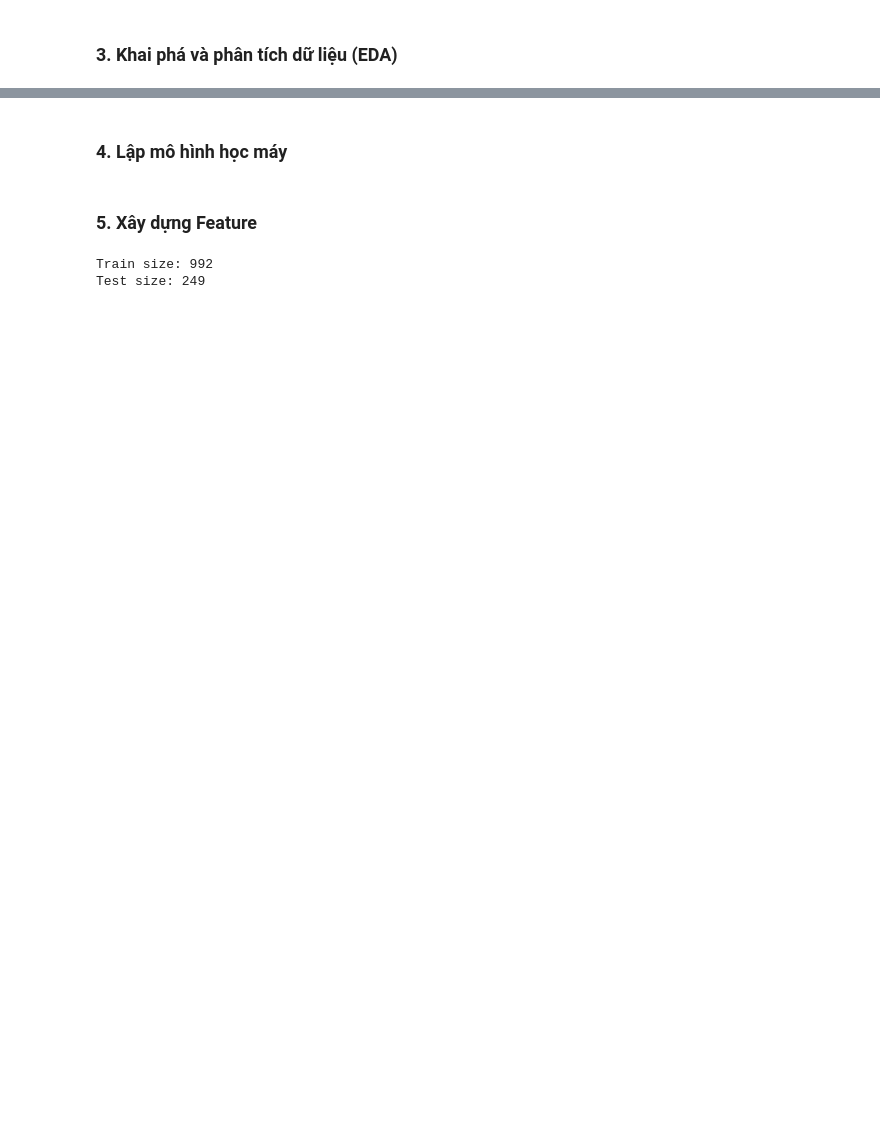
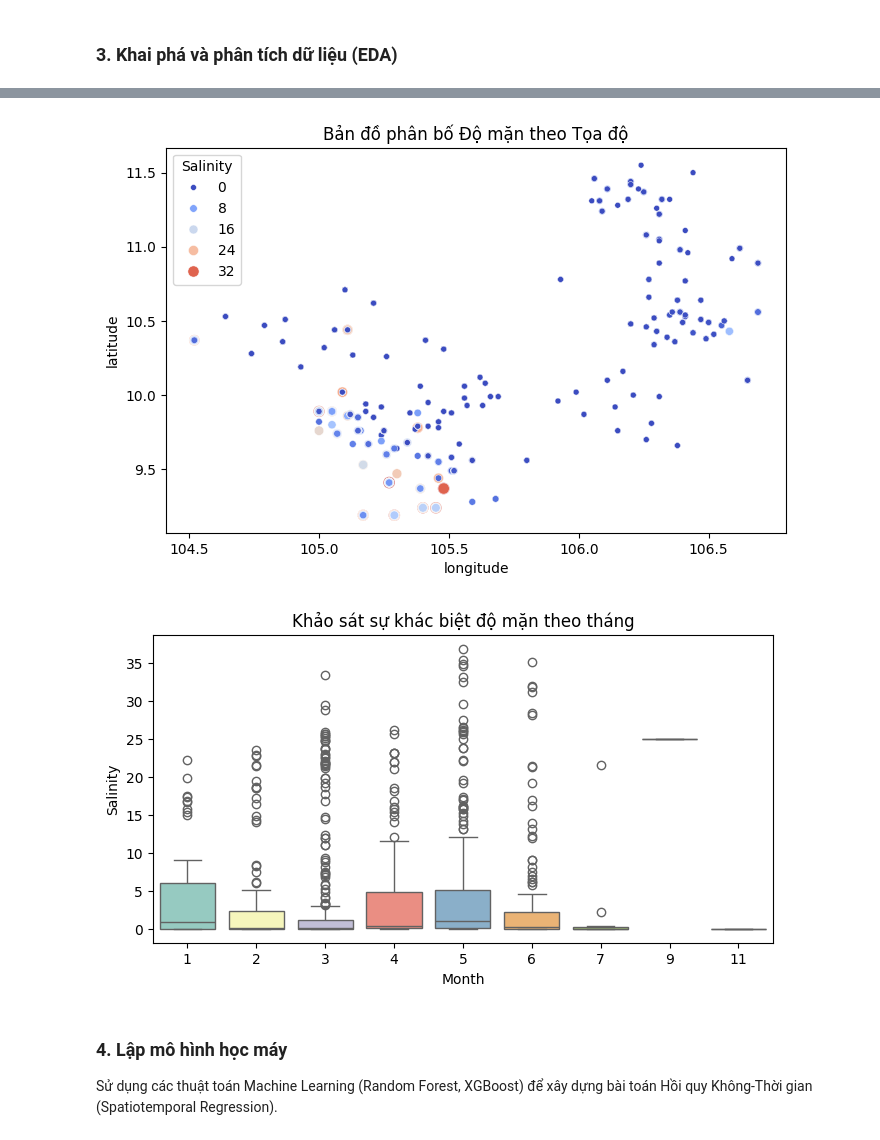
Before and after one commit to HideoTakayan/PTDL-Python, a Jupyter notebook: notebooks/BTL.ipynb, the cells around one changed output, grey strips where cells are left out. Saved outputs shown, nothing was run; the diff lists cells and outputs as text; code cells hidden in the pictures; blank space fills up the shorter version.

```diff
--- a/notebooks/BTL.ipynb
+++ b/notebooks/BTL.ipynb
@@ -39,13 +34,2 @@ display(df_wl_daily.tail(3))
 # %% [markdown]
 ### 2. Làm sạch dữ liệu
-# %%
-print('Số lượng NaN của Salinity:', df_sal['Salinity'].isna().sum())
-
-# Sử dụng công thức Knudsen để nội suy độ mặn
-cond_sal_nan = df_sal['Salinity'].isna() & df_sal['CL'].notna()
-df_sal.loc[cond_sal_nan, 'Salinity'] = df_sal.loc[cond_sal_nan, 'CL'] * 0.00180665
-
-df_ts = df_sal[df_sal['Kyhieu'] == 'QL1'][['Date', 'Salinity']].copy()
-df_ts = df_ts.set_index('Date').resample('D').mean().interpolate(method='linear').dropna()
-df_eda = pd.merge(df_ts.reset_index(), df_wl_daily, left_on='Date', right_on='ObservationDate', how='inner').set_index('Date')
-df_ts.info()
@@ -62,0 +36,11 @@ memory usage: 39.5 KB
+# %%
+# Loại bỏ các dòng thiếu thông tin quan trọng
+df_sal = df_sal.dropna(subset=['Date', 'Salinity', 'longitude', 'latitude']).sort_values('Date')
+df_wl_daily = df_wl_daily.sort_values('ObservationDate')
+
+# Ghép dữ liệu Mặn và Mực nước (lấy mực nước trong quá khứ gần nhất, tối đa 3 ngày)
+df_clean = pd.merge_asof(df_sal, df_wl_daily, left_on='Date', right_on='ObservationDate', direction='backward', tolerance=pd.Timedelta('3 days'))
+df_clean = df_clean.dropna(subset=['WaterLevel_Mean'])
+
+print('Dữ liệu sau khi làm sạch và ghép:', df_clean.shape)
+display(df_clean.head())
@@ -103,3 +58,18 @@ ADF p-value: 0.0041
-# %% [markdown]
-### 4. Lập mô hình học máy
+# %%
+plt.figure(figsize=(8, 5))
+sns.scatterplot(data=df_clean, x='longitude', y='latitude', hue='Salinity', size='Salinity', palette='coolwarm')
+plt.title('Bản đồ phân bố Độ mặn theo Tọa độ')
+plt.show()
+
+df_clean['Month'] = df_clean['Date'].dt.month
+plt.figure(figsize=(8, 4))
+sns.boxplot(data=df_clean, x='Month', y='Salinity', hue='Month', palette='Set3', legend=False)
+plt.title('Khảo sát sự khác biệt độ mặn theo tháng')
+plt.show()
+# %% [output]
+[figure, added]
+[figure, added]
+# %% [markdown]
+### 4. Lập mô hình học máy
+Sử dụng các thuật toán Machine Learning (Random Forest, XGBoost) để xây dựng bài toán Hồi quy Không-Thời gian (Spatiotemporal Regression).
 # %%
@@ -112,38 +81,0 @@ model_rf = RandomForestRegressor(n_estimators=100, random_state=42)
-# %% [markdown]
-### 5. Xây dựng Feature
-# %%
-def haversine_distance(lat1, lon1, lat2, lon2):
-    R = 6371.0
-    lat1, lon1, lat2, lon2 = map(np.radians, [lat1, lon1, lat2, lon2])
-    a = np.sin((lat2-lat1)/2)**2 + np.cos(lat1) * np.cos(lat2) * np.sin((lon2-lon1)/2)**2
-    return R * 2 * np.arcsin(np.sqrt(a))
-
-CHAU_DOC_LAT, CHAU_DOC_LON = 10.707, 105.118
-df_sal['longitude'] = pd.to_numeric(df_sal['longitude'], errors='coerce')
-df_sal['latitude'] = pd.to_numeric(df_sal['latitude'], errors='coerce')
-df_sal['Dist'] = haversine_distance(CHAU_DOC_LAT, CHAU_DOC_LON, df_sal['latitude'], df_sal['longitude'])
-df_sal['Travel_Time'] = np.round((df_sal['Dist'] * 1.3) / 50.0).fillna(0).astype(int)
-df_sal['Target_Date'] = df_sal['Date'] - pd.to_timedelta(df_sal['Travel_Time'], unit='D')
-
-df_merged = pd.merge(df_sal, df_wl_daily, left_on='Target_Date', right_on='ObservationDate', how='left')
-df_model = df_merged[df_merged['Kyhieu'] == 'QL1'][['Date', 'Salinity', 'WaterLevel_Mean']].copy()
-df_model = df_model.set_index('Date').resample('D').mean().interpolate(method='linear').dropna()
-
-df_model['Lag_1D'] = df_model['Salinity'].shift(1)
-df_model['Lag_3D'] = df_model['Salinity'].shift(3)
-df_model['Lag_7D'] = df_model['Salinity'].shift(7)
-df_model['Month_sin'] = np.sin(2 * np.pi * df_model.index.month / 12)
-df_model['Month_cos'] = np.cos(2 * np.pi * df_model.index.month / 12)
-df_model = df_model.dropna()
-
-features = ['Lag_1D', 'Lag_3D', 'Lag_7D', 'WaterLevel_Mean', 'Month_sin', 'Month_cos']
-split_idx = int(len(df_model) * 0.8)
-train_df, test_df = df_model.iloc[:split_idx], df_model.iloc[split_idx:]
-X_train, y_train = train_df[features], train_df['Salinity']
-X_test, y_test = test_df[features], test_df['Salinity']
-
-print('Train size:', len(train_df))
-print('Test size:', len(test_df))
-# %% [output]
-Train size: 992
-Test size: 249
```
Also changed, not shown: parts of 19 cells of this notebook, 1 other file.
